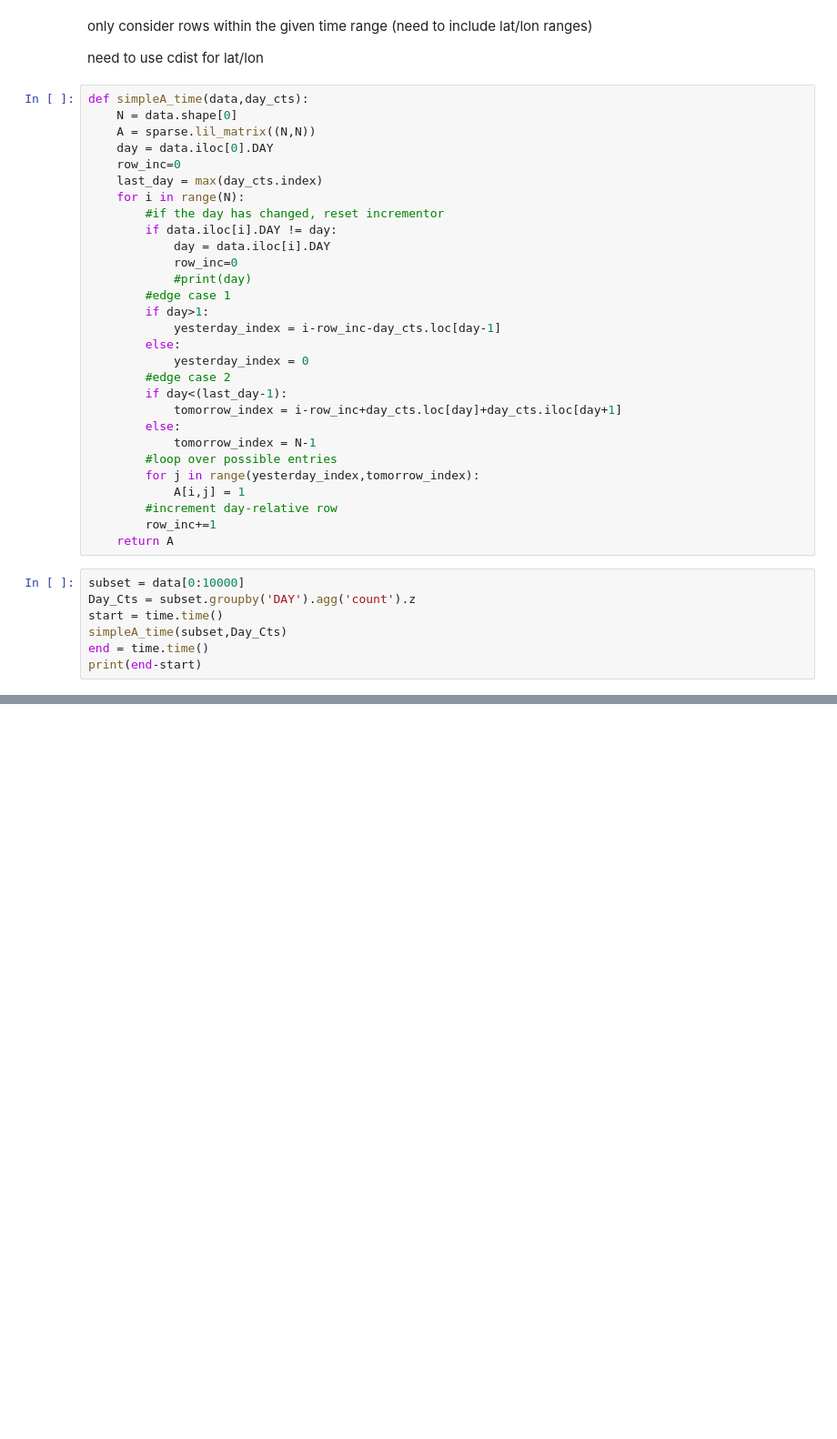
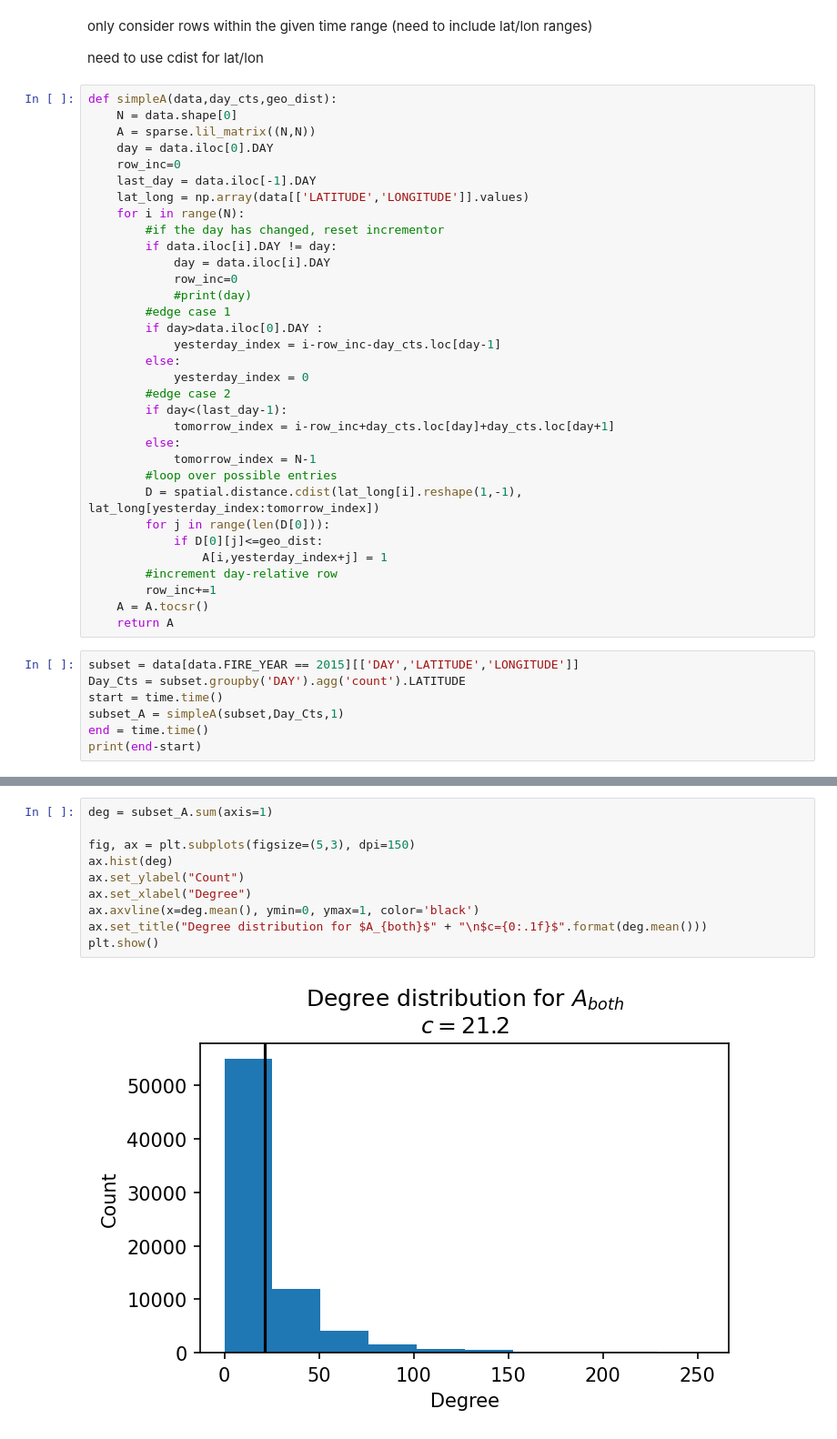
Before and after one commit to thejimster82/wildfire_GNN, a Jupyter notebook: Adjacency_3.0.ipynb, the cells around one changed output, grey strips where cells are left out. Shown at 91% size. Saved outputs shown, nothing was run; the diff lists cells and outputs as text; blank space fills up the shorter version.

```diff
--- a/Adjacency_3.0.ipynb
+++ b/Adjacency_3.0.ipynb
@@ -30,12 +31,13 @@ only consider rows within the given time range (need to include lat/lon ranges)
 
 need to use cdist for lat/lon
 # %%
-def simpleA_time(data,day_cts):
+def simpleA(data,day_cts,geo_dist):
     N = data.shape[0]
     A = sparse.lil_matrix((N,N))
     day = data.iloc[0].DAY
     row_inc=0
-    last_day = max(day_cts.index)
+    last_day = data.iloc[-1].DAY
+    lat_long = np.array(data[['LATITUDE','LONGITUDE']].values)
     for i in range(N):
         #if the day has changed, reset incrementor
         if data.iloc[i].DAY != day:
@@ -43,26 +45,29 @@ def simpleA_time(data,day_cts):
             row_inc=0
             #print(day)
         #edge case 1
-        if day>1:
+        if day>data.iloc[0].DAY :
             yesterday_index = i-row_inc-day_cts.loc[day-1]
         else:
             yesterday_index = 0
         #edge case 2
         if day<(last_day-1):
-            tomorrow_index = i-row_inc+day_cts.loc[day]+day_cts.iloc[day+1]
+            tomorrow_index = i-row_inc+day_cts.loc[day]+day_cts.loc[day+1]
         else:
             tomorrow_index = N-1
         #loop over possible entries
-        for j in range(yesterday_index,tomorrow_index):
-            A[i,j] = 1
+        D = spatial.distance.cdist(lat_long[i].reshape(1,-1), lat_long[yesterday_index:tomorrow_index])
+        for j in range(len(D[0])):
+            if D[0][j]<=geo_dist:
+                A[i,yesterday_index+j] = 1
         #increment day-relative row
         row_inc+=1
+    A = A.tocsr()
     return A
 # %%
-subset = data[0:10000]
-Day_Cts = subset.groupby('DAY').agg('count').z
+subset = data[data.FIRE_YEAR == 2015][['DAY','LATITUDE','LONGITUDE']]
+Day_Cts = subset.groupby('DAY').agg('count').LATITUDE
 start = time.time()
-simpleA_time(subset,Day_Cts)
+subset_A = simpleA(subset,Day_Cts,1)
 end = time.time()
 print(end-start)
 # %% [output]
@@ -73,0 +79,12 @@ print((end-start)*data.shape[0]/10000/60/60)
+# %%
+deg = subset_A.sum(axis=1)
+
+fig, ax = plt.subplots(figsize=(5,3), dpi=150)
+ax.hist(deg)
+ax.set_ylabel("Count")
+ax.set_xlabel("Degree")
+ax.axvline(x=deg.mean(), ymin=0, ymax=1, color='black')
+ax.set_title("Degree distribution for $A_{both}$" + "\n$c={0:.1f}$".format(deg.mean()))
+plt.show()
+# %% [output]
+[figure, added]
```
Also changed, not shown: parts of 10 cells of this notebook.
